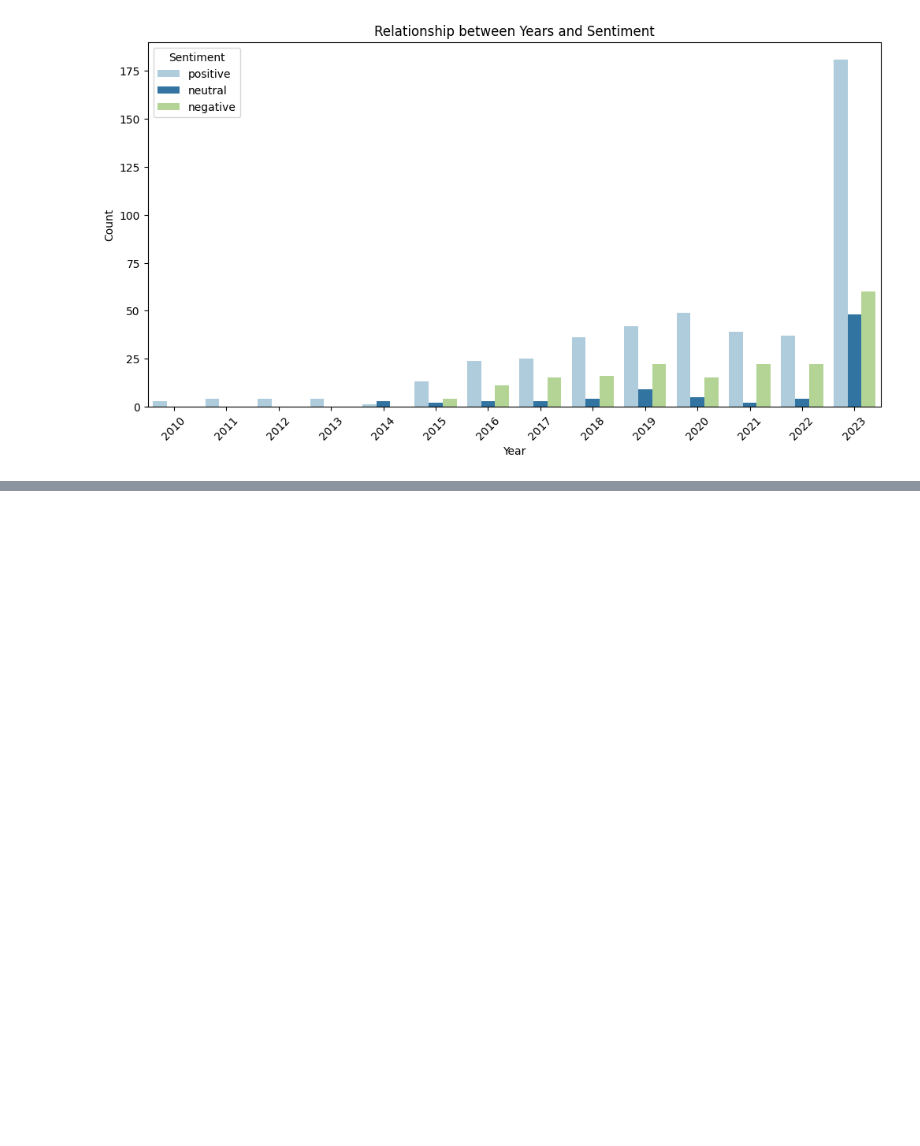
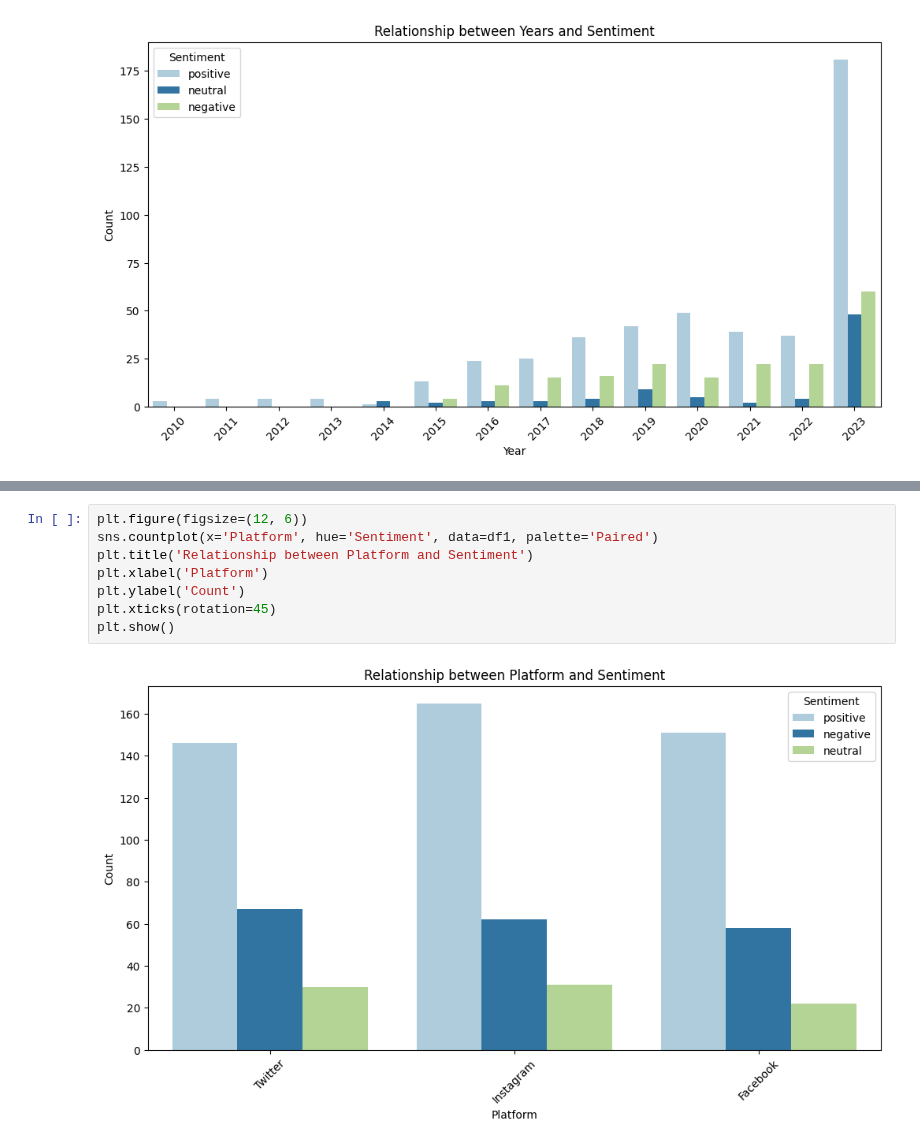
Before and after one commit to NarmathaChandrasekar25/NarmathaChandrasekar25, a Jupyter notebook: use case.ipynb, the cells around one changed output, grey strips where cells are left out. Saved outputs shown, nothing was run; the diff lists cells and outputs as text; blank space fills up the shorter version.

```diff
--- a/use case.ipynb
+++ b/use case.ipynb
@@ -900,0 +520,10 @@ plt.show()
+# %%
+plt.figure(figsize=(12, 6))
+sns.countplot(x='Platform', hue='Sentiment', data=df1, palette='Paired')
+plt.title('Relationship between Platform and Sentiment')
+plt.xlabel('Platform')
+plt.ylabel('Count')
+plt.xticks(rotation=45)
+plt.show()
+# %% [output]
+[figure, added]
```
Also changed, not shown: parts of 4 cells of this notebook.
